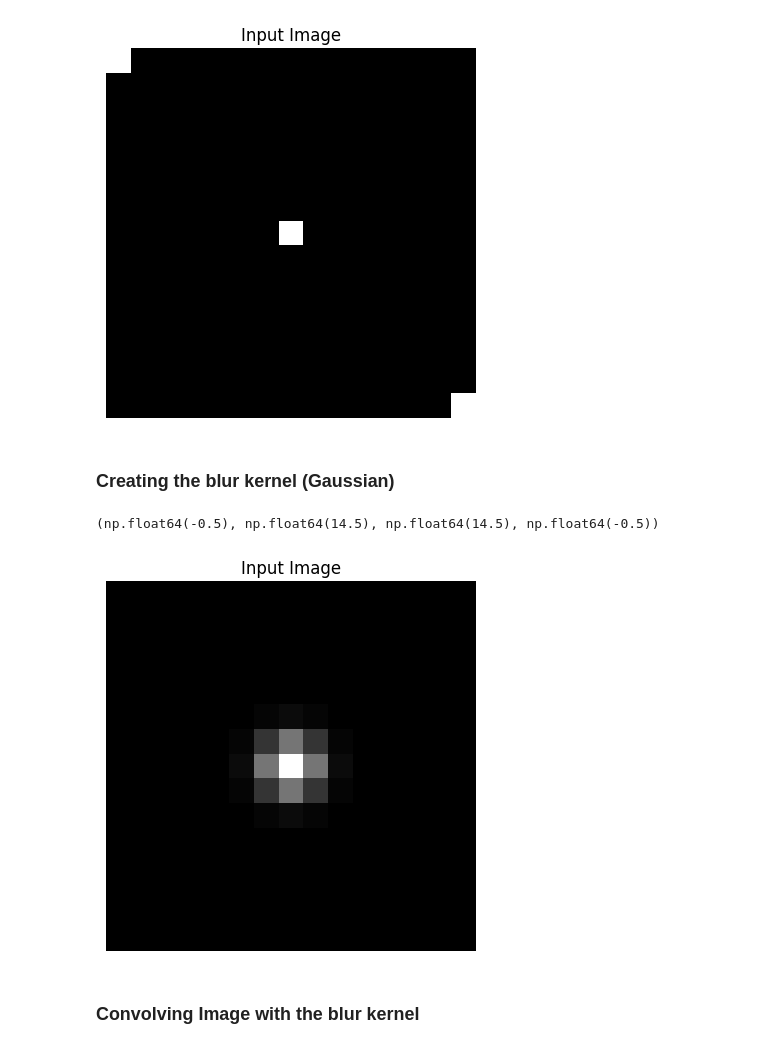
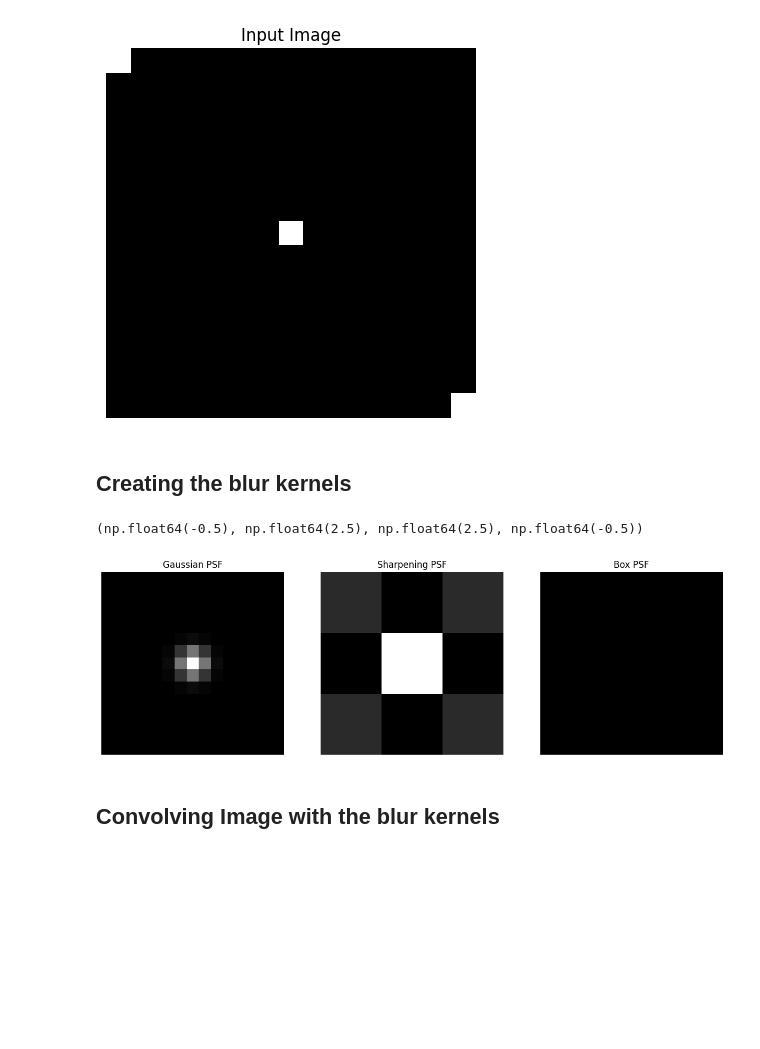
Before and after one commit to sri-chandrasekaran/final_project_ee123, a Jupyter notebook: processing.ipynb, the cells around one changed output. Saved outputs shown, nothing was run; the diff lists cells and outputs as text; code cells hidden in the pictures; blank space fills up the shorter version.

Commit message:
Added two other kernels and deconvolved the processed images

```diff
--- a/processing.ipynb
+++ b/processing.ipynb
@@ -18,22 +19,41 @@ plt.axis('off')
 (np.float64(-0.5), np.float64(14.5), np.float64(14.5), np.float64(-0.5))
 [figure]
 # %% [markdown]
-### Creating the blur kernel (Gaussian)
+## Creating the blur kernels
 # %%
 def gaussian_kernel(size, sigma):
     """Generates a Gaussian kernel."""
     # From ChatGPT
     ax = np.linspace(-(size // 2), size // 2, size)     # Create range of values centered around 0. len(ax) = size
     xx, yy = np.meshgrid(ax, ax)
     kernel = np.exp(-(xx**2 + yy**2) / (2. * sigma**2))
     return kernel / np.sum(kernel)
 
-psf = gaussian_kernel(side, sigma=0.8)
-plt.imshow(psf, cmap='gray')
-plt.title('Input Image')
-plt.axis('off')
+def sharpen():
+    return np.array([[0, -1, 0],
+                     [-1, 5, -1],
+                     [0, -1, 0]], dtype=np.float32)
+
+def box_blur():
+    return np.array([[1, 1, 1],
+                     [1, 1, 1],
+                     [1, 1, 1]], dtype=np.float32) / 9.0
+
+psf_gauss = gaussian_kernel(side, sigma=0.8)
+psf_sharp = sharpen()
+psf_box = box_blur()
+fig1, arr = plt.subplots(1, 3 ,figsize=(15, 10))
+arr[0].imshow(psf_gauss, cmap='gray')
+arr[0].set_title('Gaussian PSF')
+arr[0].axis('off')
+arr[1].imshow(psf_sharp, cmap='gray')
+arr[1].set_title('Sharpening PSF')
+arr[1].axis('off')
+arr[2].imshow(psf_box, cmap='gray')
+arr[2].set_title('Box PSF')
+arr[2].axis('off')
 # %% [output]
-(np.float64(-0.5), np.float64(14.5), np.float64(14.5), np.float64(-0.5))
+(np.float64(-0.5), np.float64(2.5), np.float64(2.5), np.float64(-0.5))
-[figure, old version]
+[figure, new version]
 # %% [markdown]
-### Convolving Image with the blur kernel
+## Convolving Image with the blur kernels
```
Also changed, not shown: parts of 6 cells of this notebook.
